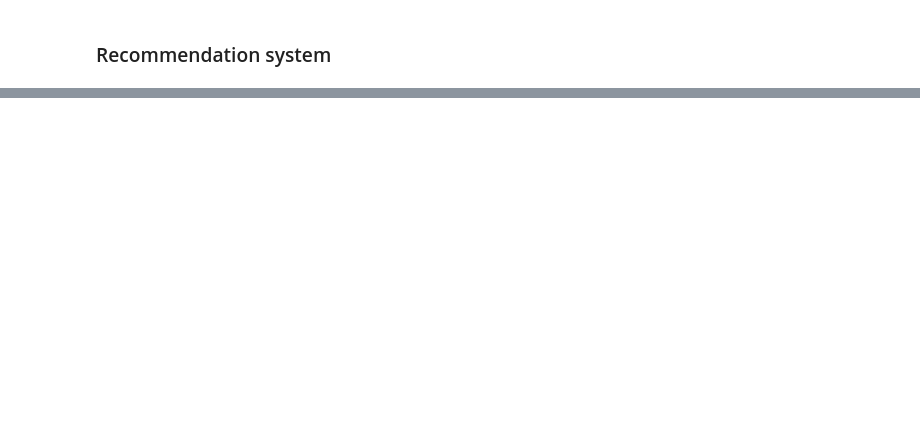
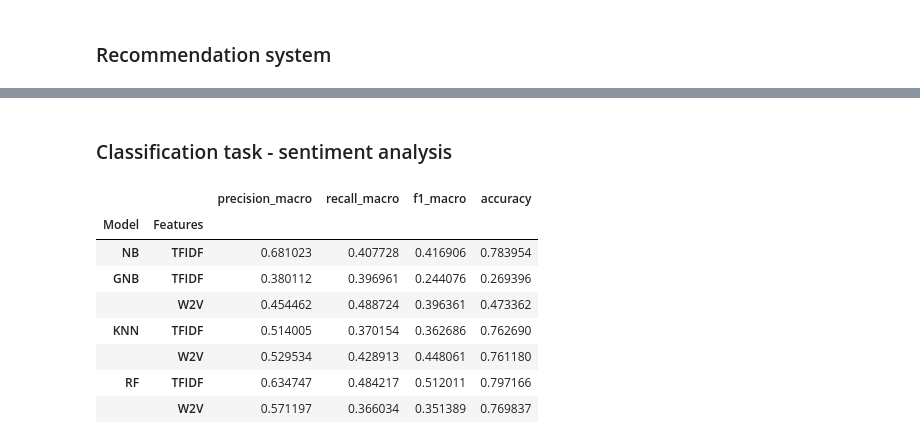
Before and after one commit to Vaggelis-Arg/Amazon-Ecommerce-Analysis, a Jupyter notebook: Amazon_Ecommerce_Analysis.ipynb, the cells around one changed output, grey strips where cells are left out. Cells and saved outputs as stored; diff of their text form; code cells hidden in the pictures; blank space fills up the shorter version.

Commit message:
finalized recommendation system & started sentiment analysis
Co-authored-by: Christos Vladikas <chris.vladikas@gmail.com>

```diff
--- a/Amazon_Ecommerce_Analysis.ipynb
+++ b/Amazon_Ecommerce_Analysis.ipynb
@@ -1012 +1014,78 @@ All_Beauty → hybrid - Recall@100: 0.1725
 All_Beauty → random - Recall@100: 0.0000
+# %% [markdown]
+### Classification task - sentiment analysis
+# %%
+df = pd.read_csv(f"{category}_cleaned.csv")
+
+# convert ratings to sentiment labels as we have a classification task
+def make_sentiment_label(r):
+    if r >= 4:   return "positive"
+    elif r < 2: return "negative"
+    else:        return "neutral"
+
+df['sentiment'] = df['rating'].apply(make_sentiment_label)
+df = df[['cleaned_text', 'sentiment']].drop_duplicates()
+df = df.dropna(subset=['cleaned_text'])  # <-- Add this line before train_test_split ####!!!
+
+
+# split the data we have ensuring similar distribution between train and test datasets
+train_df, test_df = train_test_split(
+    df,
+    test_size=0.2,
+    stratify=df['sentiment'],
+    random_state=42
+)
+
+tfidf = TfidfVectorizer(max_features=10000, stop_words='english', min_df=10, max_df=0.75)
+tfidf_train = tfidf.fit_transform(train_df['cleaned_text'])
+tfidf_test  = tfidf.transform(test_df['cleaned_text'])
+
+w2v_train = np.vstack(train_df['cleaned_text'].apply(lambda t: vectorize_text(t, word2vec_model)).values)
+w2v_test  = np.vstack(test_df['cleaned_text'].apply(lambda t: vectorize_text(t, word2vec_model)).values)
+
+models = {
+    'NB' : MultinomialNB(),
+    'GNB': GaussianNB(),
+    'KNN': KNeighborsClassifier(n_neighbors=5),
+    'RF' : RandomForestClassifier(n_estimators=100, random_state=42),
+}
+
+cv = StratifiedKFold(n_splits=10, shuffle=True, random_state=42)
+scoring = ['precision_macro', 'recall_macro', 'f1_macro', 'accuracy']
+
+results = {}
+for name, clf in models.items():
+    for feat_name, X in [('TFIDF', tfidf_train), ('W2V', w2v_train)]:
+        # Skip MultinomialNB on W2V
+        if name == 'NB' and feat_name == 'W2V':
+            continue
+
+        # GaussianNB needs dense input
+        if name == 'NB' and feat_name == 'W2V':
+            X = X.toarray()
+
+        if name == 'GNB' and feat_name == 'TFIDF':
+            X = X.toarray()
+
+        cv_res = cross_validate(
+            clf, X, train_df['sentiment'],
+            cv=cv, scoring=scoring, return_train_score=False
+        )
+        results[(name, feat_name)] = {
+            m: np.mean(cv_res[f'test_{m}']) for m in scoring
+        }
+
+
+cv_df = pd.DataFrame.from_dict(results, orient='index')
+cv_df.index = pd.MultiIndex.from_tuples(cv_df.index, names=['Model','Features'])
+display(cv_df)
+# %% [output]
+|  |  | precision_macro | recall_macro | f1_macro | accuracy |
+| Model | Features |  |  |  |  |
+| NB | TFIDF | 0.681023 | 0.407728 | 0.416906 | 0.783954 |
+| GNB | TFIDF | 0.380112 | 0.396961 | 0.244076 | 0.269396 |
+|  | W2V | 0.454462 | 0.488724 | 0.396361 | 0.473362 |
+| KNN | TFIDF | 0.514005 | 0.370154 | 0.362686 | 0.762690 |
+|  | W2V | 0.529534 | 0.428913 | 0.448061 | 0.761180 |
+| RF | TFIDF | 0.634747 | 0.484217 | 0.512011 | 0.797166 |
+|  | W2V | 0.571197 | 0.366034 | 0.351389 | 0.769837 |
```
Also changed, not shown: parts of 5 cells of this notebook.
